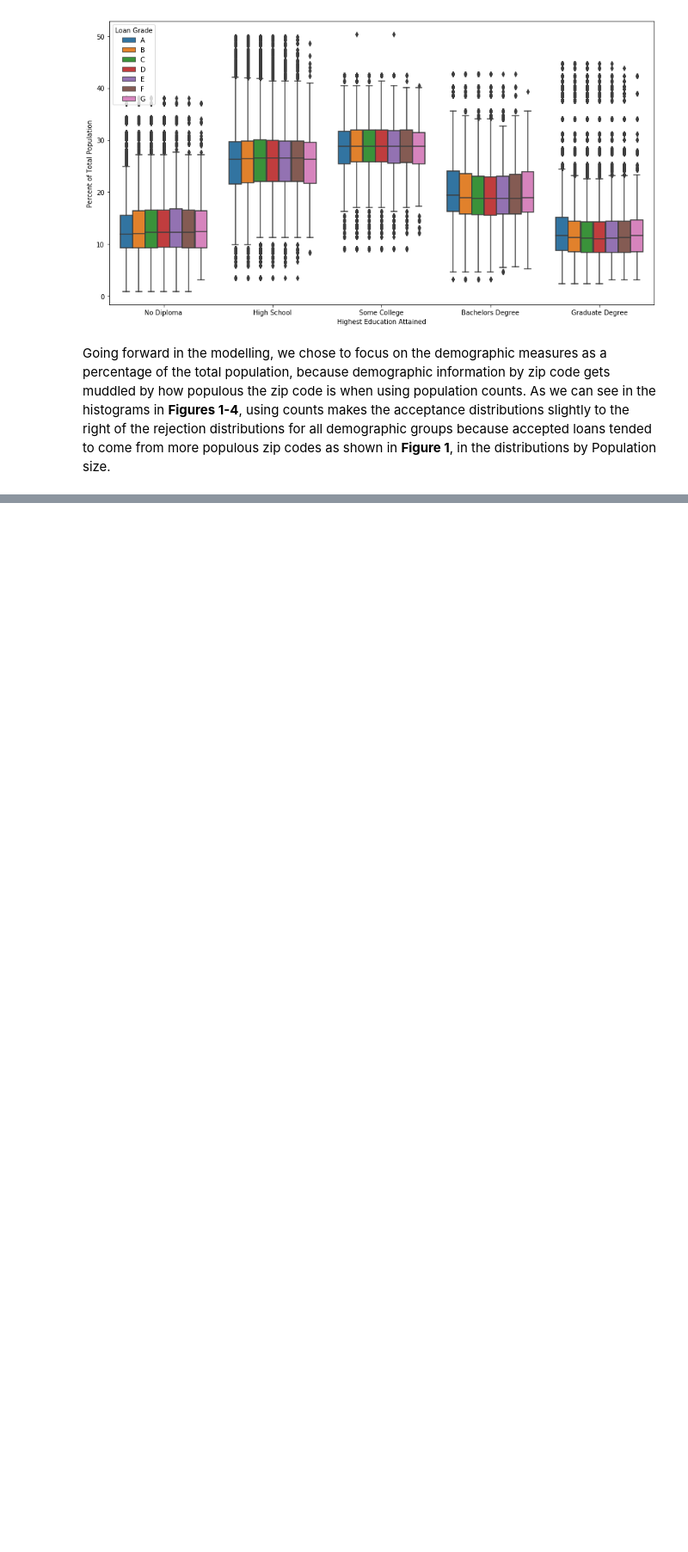
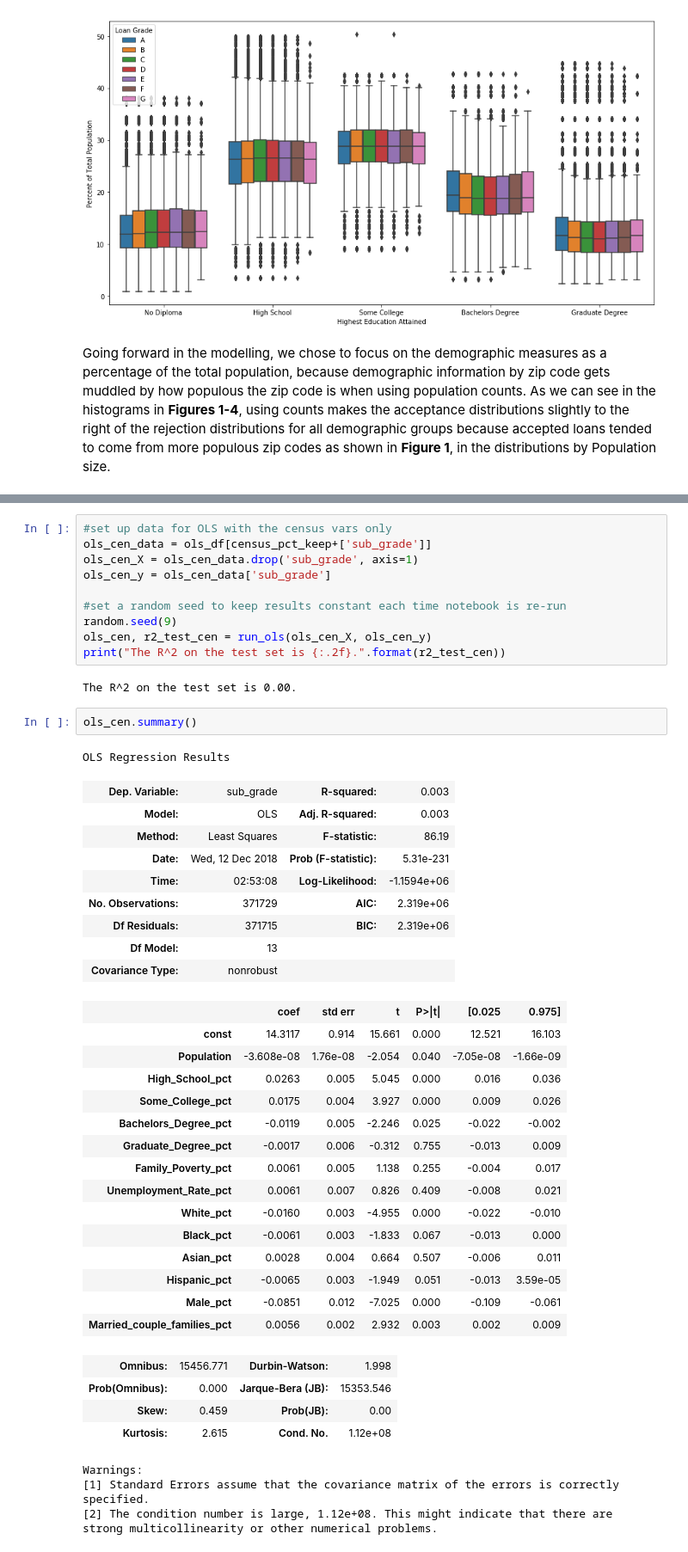
Before and after one commit to CS109Group67/lendingclub, a Jupyter notebook: notebooks/EthicalImplications.ipynb, the cells around one changed output, grey strips where cells are left out. Shown at 86% size. Saved outputs shown, nothing was run; the diff lists cells and outputs as text; blank space fills up the shorter version.

```diff
--- a/notebooks/EthicalImplications.ipynb
+++ b/notebooks/EthicalImplications.ipynb
@@ -504,0 +508,48 @@ Length: 79, dtype: object
+# %%
+#set up data for OLS with the census vars only
+ols_cen_data = ols_df[census_pct_keep+['sub_grade']]
+ols_cen_X = ols_cen_data.drop('sub_grade', axis=1)
+ols_cen_y = ols_cen_data['sub_grade']
+
+#set a random seed to keep results constant each time notebook is re-run
+random.seed(9)
+ols_cen, r2_test_cen = run_ols(ols_cen_X, ols_cen_y)
+print("The R^2 on the test set is {:.2f}.".format(r2_test_cen))
+# %% [output]
+The R^2 on the test set is 0.00.
+# %%
+ols_cen.summary()
+# %% [output]
+OLS Regression Results
+| Dep. Variable: | sub_grade | R-squared: | 0.003 |
+| Model: | OLS | Adj. R-squared: | 0.003 |
+| Method: | Least Squares | F-statistic: | 86.19 |
+| Date: | Wed, 12 Dec 2018 | Prob (F-statistic): | 5.31e-231 |
+| Time: | 02:53:08 | Log-Likelihood: | -1.1594e+06 |
+| No. Observations: | 371729 | AIC: | 2.319e+06 |
+| Df Residuals: | 371715 | BIC: | 2.319e+06 |
+| Df Model: | 13 |  |  |
+| Covariance Type: | nonrobust |  |  |
+|  | coef | std err | t | P>|t| | [0.025 | 0.975] |
+| const | 14.3117 | 0.914 | 15.661 | 0.000 | 12.521 | 16.103 |
+| Population | -3.608e-08 | 1.76e-08 | -2.054 | 0.040 | -7.05e-08 | -1.66e-09 |
+| High_School_pct | 0.0263 | 0.005 | 5.045 | 0.000 | 0.016 | 0.036 |
+| Some_College_pct | 0.0175 | 0.004 | 3.927 | 0.000 | 0.009 | 0.026 |
+| Bachelors_Degree_pct | -0.0119 | 0.005 | -2.246 | 0.025 | -0.022 | -0.002 |
+| Graduate_Degree_pct | -0.0017 | 0.006 | -0.312 | 0.755 | -0.013 | 0.009 |
+| Family_Poverty_pct | 0.0061 | 0.005 | 1.138 | 0.255 | -0.004 | 0.017 |
+| Unemployment_Rate_pct | 0.0061 | 0.007 | 0.826 | 0.409 | -0.008 | 0.021 |
+| White_pct | -0.0160 | 0.003 | -4.955 | 0.000 | -0.022 | -0.010 |
+| Black_pct | -0.0061 | 0.003 | -1.833 | 0.067 | -0.013 | 0.000 |
+| Asian_pct | 0.0028 | 0.004 | 0.664 | 0.507 | -0.006 | 0.011 |
+| Hispanic_pct | -0.0065 | 0.003 | -1.949 | 0.051 | -0.013 | 3.59e-05 |
+| Male_pct | -0.0851 | 0.012 | -7.025 | 0.000 | -0.109 | -0.061 |
+| Married_couple_families_pct | 0.0056 | 0.002 | 2.932 | 0.003 | 0.002 | 0.009 |
+| Omnibus: | 15456.771 | Durbin-Watson: | 1.998 |
+| Prob(Omnibus): | 0.000 | Jarque-Bera (JB): | 15353.546 |
+| Skew: | 0.459 | Prob(JB): | 0.00 |
+| Kurtosis: | 2.615 | Cond. No. | 1.12e+08 |
+Warnings:
+[1] Standard Errors assume that the covariance matrix of the errors is correctly specified.
+[2] The condition number is large, 1.12e+08. This might indicate that there are
+strong multicollinearity or other numerical problems.
```
Also changed, not shown: parts of 32 cells of this notebook, 10 other files.
